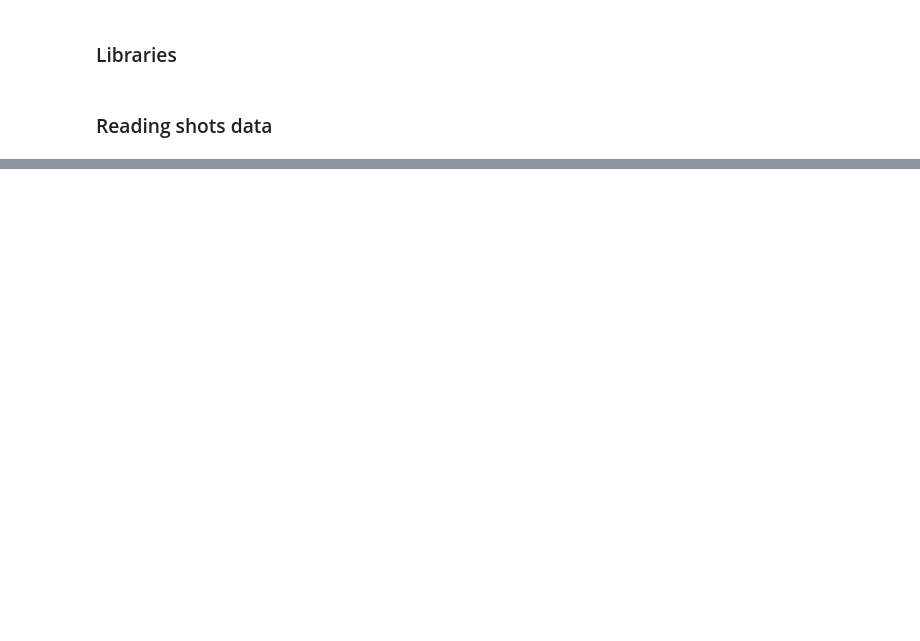
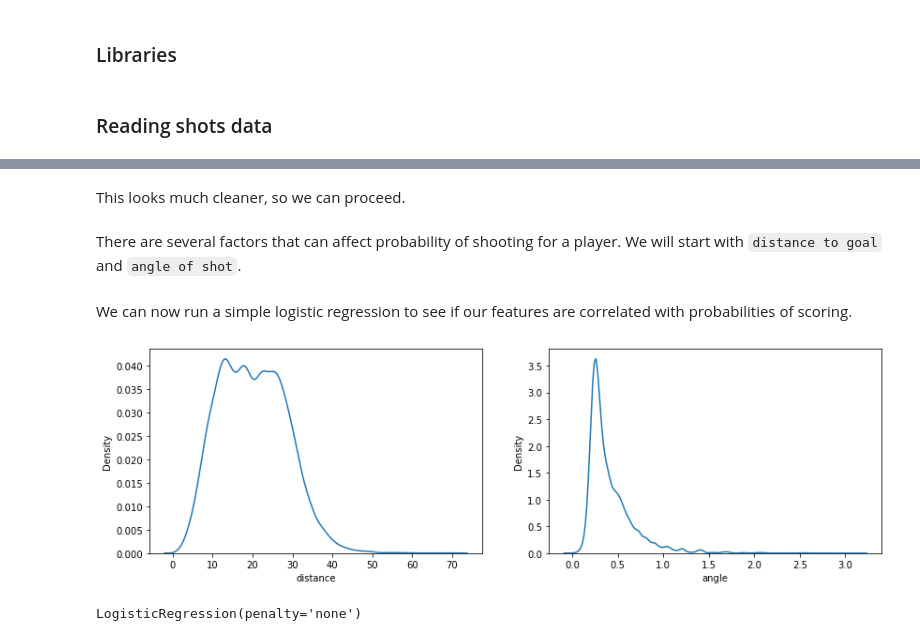
Before and after one commit to faridmusayev/Expected_Goals_Model, a Jupyter notebook: building_model.ipynb, the cells around one changed output, grey strips where cells are left out. Cells and saved outputs as stored; diff of their text form; code cells hidden in the pictures; blank space fills up the shorter version.

Commit message:
update built model

```diff
--- a/building_model.ipynb
+++ b/building_model.ipynb
@@ -98,0 +103,3 @@ plt.show()
+# %%
+rm_columns = np.r_[0:8]
+all_shots = all_shots.drop(columns = all_shots.columns[rm_columns])
@@ -98,0 +115,39 @@ plt.show()
+# %% [markdown]
+This looks much cleaner, so we can proceed.
+# %% [markdown]
+There are several factors that can affect probability of shooting for a player. We will start with `distance to goal` and `angle of shot`.
+# %%
+# Distance Feature calculation
+
+# define goal center for 'wyscout' data
+goal_center = np.array([100, 50])
+
+# calculate distance between shot and goal center
+all_shots['distance'] = np.sqrt((all_shots['x_start'] - goal_center[0])**2 + (all_shots['y_start'] - goal_center[1])**2)
+all_shots['distance'] = all_shots['distance'].round(decimals = 2)
+# %%
+# Angle Feature calculation
+
+# transform x, y coordinates from percentiles to field length coordinates (105 meters x 68 meters)
+x = all_shots['x_start'] * 105/100
+y = all_shots['y_start'] * 68/100
+
+# Use trigonometric formula to find angle between two sides (a,b ) of triangle where third side (c)
+# is a goal line of length 7.32
+a = np.sqrt((x - 105)**2 + (y - 30.34)**2) # length between right post and (x,y) shot coordinate
+b = np.sqrt((x - 105)**2 + (y - 37.66)**2) # length between left post and (x,y) shot coordinate
+c = 7.32 # goal line length
+cos_alpha = (a**2 + b**2 - c**2)/(2*a*b)
+cos_alpha = np.round(cos_alpha, decimals = 4)
+
+# remember to leave angle in radians (if you want to transfer to degree multiply cos_alpha by 180/pi)
+all_shots['angle'] = np.arccos(cos_alpha)
+# %% [markdown]
+We can now run a simple logistic regression to see if our features are correlated with probabilities of scoring.
+# %%
+fig, ax = plt.subplots(nrows = 1, ncols = 2, figsize = (14, 4))
+sns.kdeplot(x = 'distance', data = all_shots, ax = ax[0])
+sns.kdeplot(x = 'angle', data = all_shots, ax = ax[1])
+plt.show()
+# %% [output]
+[figure, added]
@@ -98,0 +162,11 @@ plt.show()
+# %%
+from sklearn.linear_model import LogisticRegression
+
+# Fit Logistic Regression Model
+xG_model = LogisticRegression(penalty = 'none')
+xG_model.fit(X_train, y_train)
+
+# save predictions
+#predictions = xG_model.predict_proba(features)[:, 1]
+# %% [output]
+LogisticRegression(penalty='none')
```
Also changed, not shown: parts of 30 cells of this notebook.
